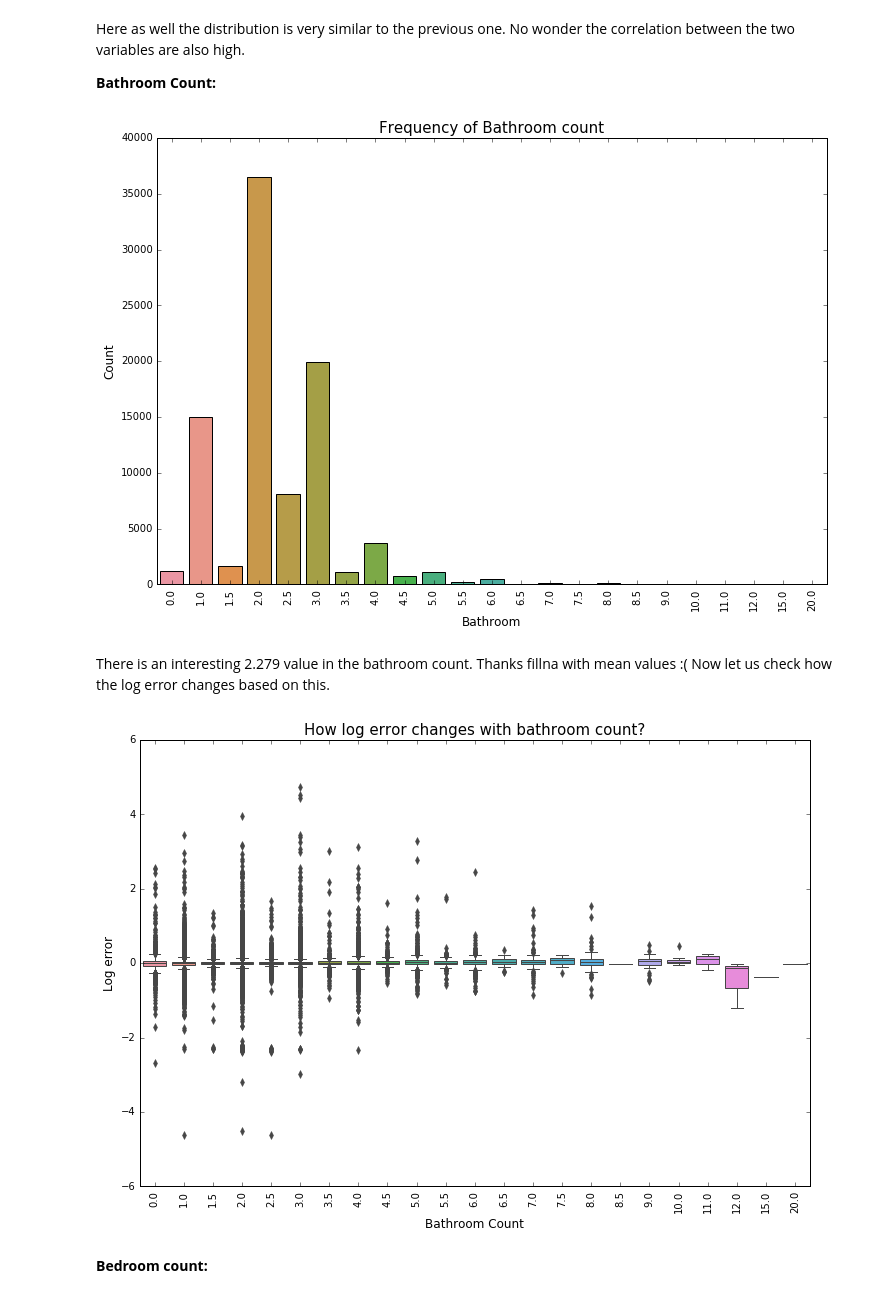
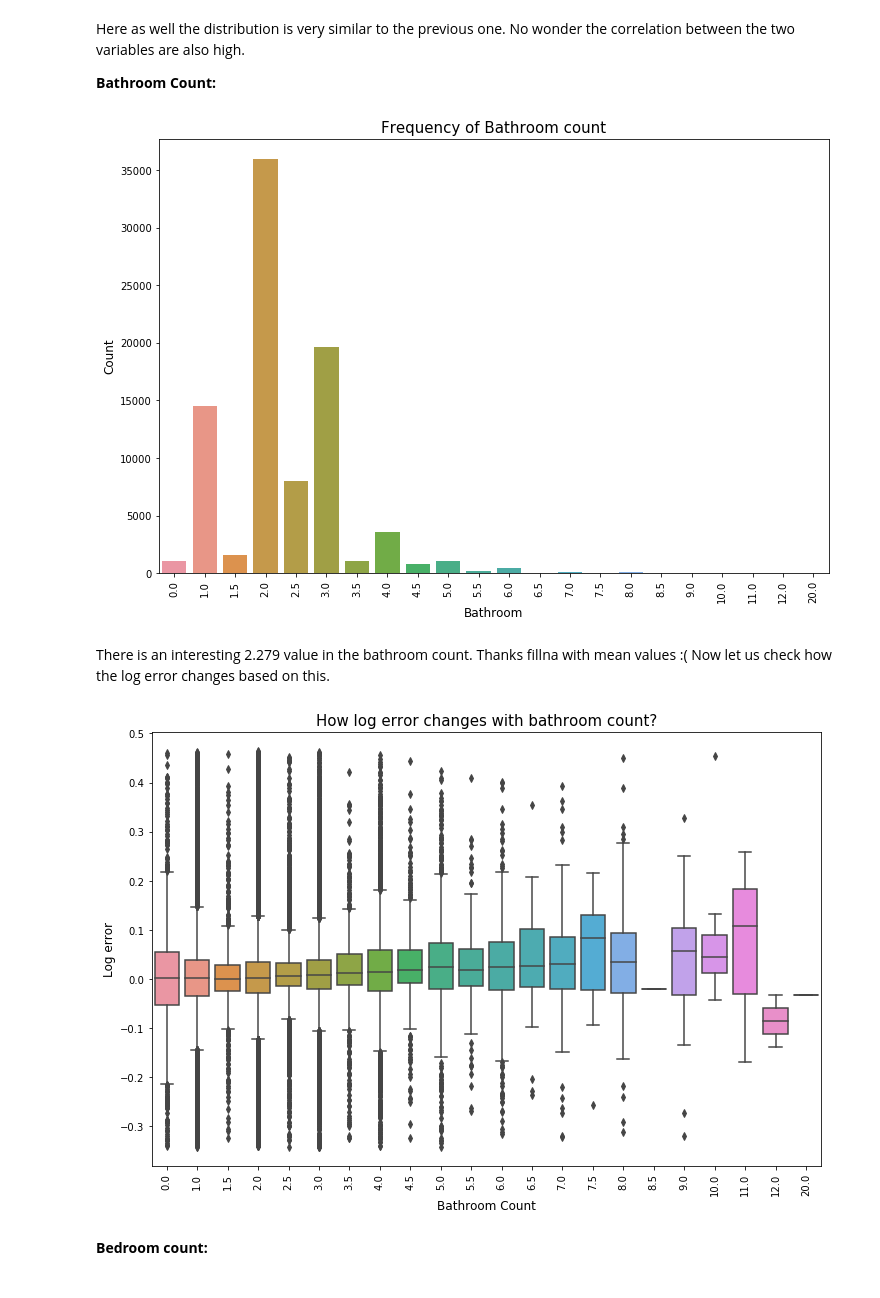
Before and after one commit to adrienctx/cb-data-science-workshops, a Jupyter notebook: kaggle-zillow/notebooks/data-exploration.ipynb, the cells around one changed output. Drawn from its saved outputs; the diff is of its cells as text; code cells hidden in the pictures.

```diff
--- a/kaggle-zillow/notebooks/data-exploration.ipynb
+++ b/kaggle-zillow/notebooks/data-exploration.ipynb
@@ -473,5 +477,7 @@ The important variables themselves are very highly correlated.! Let us now look
 **Finished SquareFeet 12:**
 
 Let us seee how the finished square feet 12 varies with the log error.
+# %%
+train_df_without_outliers = pd.merge(train_df_without_outliers, prop_df, on='parcelid', how='left')
 # %%
 col = "finishedsquarefeet12"
@@ -515,27 +513,27 @@ Here as well the distribution is very similar to the previous one. No wonder the
 **Bathroom Count:**
 # %%
 plt.figure(figsize=(12,8))
-sns.countplot(x="bathroomcnt", data=train_df)
+sns.countplot(x="bathroomcnt", data=train_df_without_outliers)
 plt.ylabel('Count', fontsize=12)
 plt.xlabel('Bathroom', fontsize=12)
 plt.xticks(rotation='vertical')
 plt.title("Frequency of Bathroom count", fontsize=15)
 plt.show()
 # %% [output]
-[figure, old version]
+[figure, new version]
 # %% [markdown]
 There is an interesting 2.279 value in the bathroom count. Thanks fillna with mean values :(
 Now let us check how the log error changes based on this.
 # %%
 plt.figure(figsize=(12,8))
-sns.boxplot(x="bathroomcnt", y="logerror", data=train_df)
+sns.boxplot(x="bathroomcnt", y="logerror", data=train_df_without_outliers)
 plt.ylabel('Log error', fontsize=12)
 plt.xlabel('Bathroom Count', fontsize=12)
 plt.xticks(rotation='vertical')
 plt.title("How log error changes with bathroom count?", fontsize=15)
 plt.show()
 # %% [output]
-[figure, old version]
+[figure, new version]
 # %% [markdown]
 **Bedroom count:**
 # %%
```
Also changed, not shown: parts of 20 cells of this notebook.
